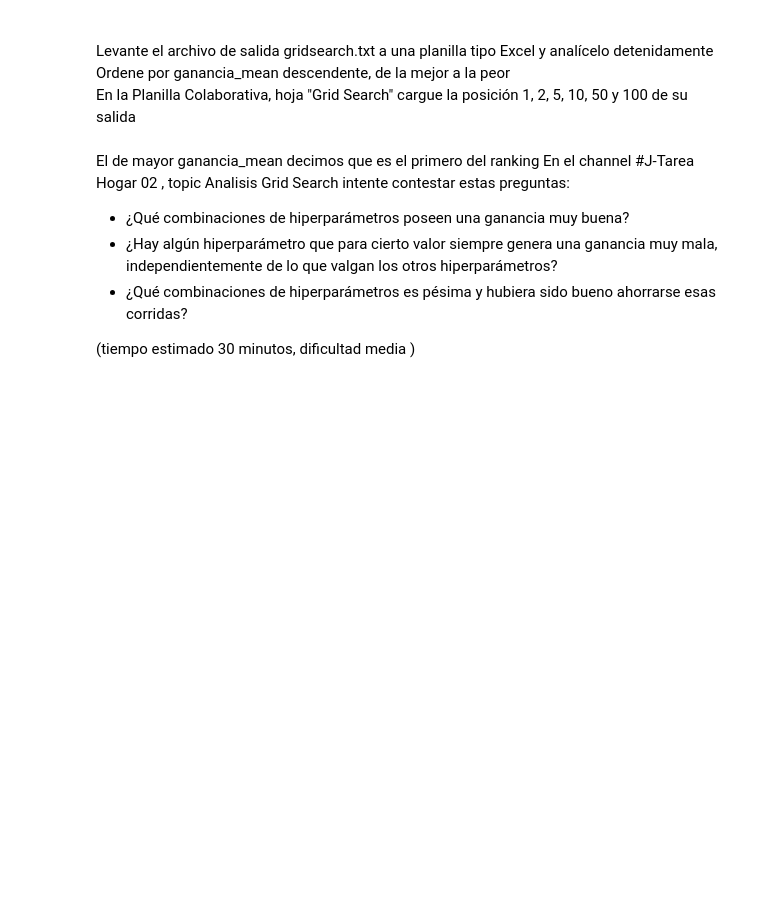
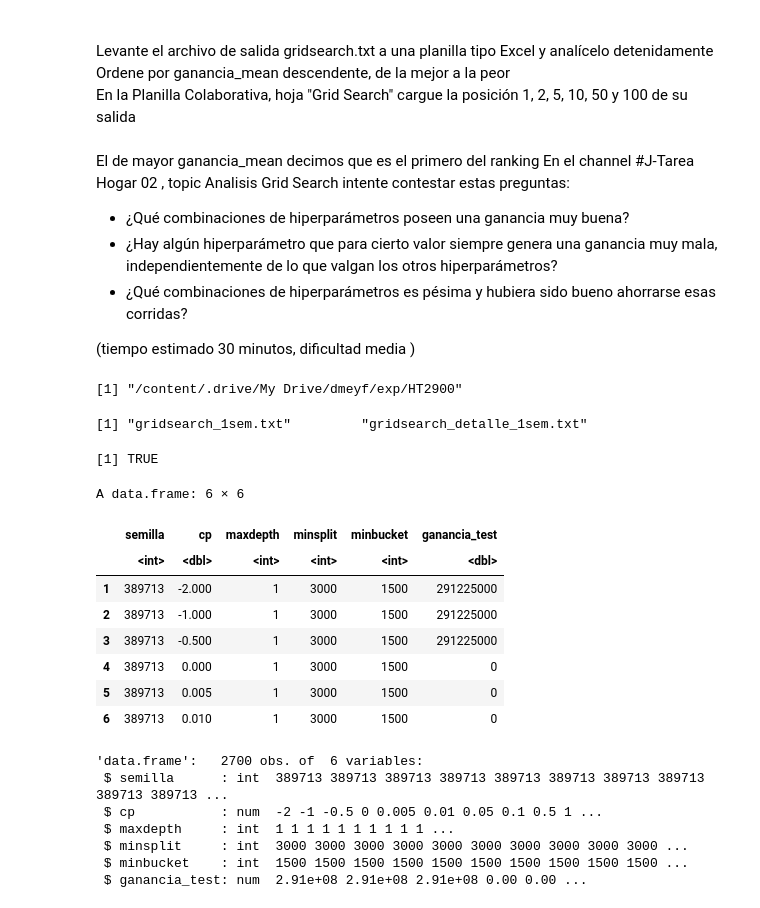
Before and after one commit to ssmito/dmeyf2026, a Jupyter notebook: arboles/z0290_TareaHogar_02.ipynb, the cells around one changed output. Cells and saved outputs as stored; diff of their text form; code cells hidden in the pictures; blank space fills up the shorter version.

```diff
--- a/arboles/z0290_TareaHogar_02.ipynb
+++ b/arboles/z0290_TareaHogar_02.ipynb
@@ -515,3 +515,37 @@ En el channel  #J-Tarea Hogar 02 , topic Analisis Grid Search   intente contesta
 * ¿Qué combinaciones de hiperparámetros es pésima y hubiera sido bueno ahorrarse esas corridas?
 
 (tiempo estimado 30 minutos, dificultad media )
+# %%
+getwd()
+list.files()
+file.exists("gridsearch_detalle_1sem.txt")
+# %% [output]
+[1] "/content/.drive/My Drive/dmeyf/exp/HT2900"
+[1] "gridsearch_1sem.txt"         "gridsearch_detalle_1sem.txt"
+[1] TRUE
+# %%
+gridsearch <- read.delim(
+  "gridsearch_detalle_1sem.txt",
+  header = TRUE,
+  sep = "\t"
+)
+
+head(gridsearch)
+str(gridsearch)
+# %% [output]
+A data.frame: 6 × 6
+|  | semilla | cp | maxdepth | minsplit | minbucket | ganancia_test |
+|  | <int> | <dbl> | <int> | <int> | <int> | <dbl> |
+| 1 | 389713 | -2.000 | 1 | 3000 | 1500 | 291225000 |
+| 2 | 389713 | -1.000 | 1 | 3000 | 1500 | 291225000 |
+| 3 | 389713 | -0.500 | 1 | 3000 | 1500 | 291225000 |
+| 4 | 389713 | 0.000 | 1 | 3000 | 1500 | 0 |
+| 5 | 389713 | 0.005 | 1 | 3000 | 1500 | 0 |
+| 6 | 389713 | 0.010 | 1 | 3000 | 1500 | 0 |
+'data.frame':   2700 obs. of  6 variables:
+ $ semilla      : int  389713 389713 389713 389713 389713 389713 389713 389713 389713 389713 ...
+ $ cp           : num  -2 -1 -0.5 0 0.005 0.01 0.05 0.1 0.5 1 ...
+ $ maxdepth     : int  1 1 1 1 1 1 1 1 1 1 ...
+ $ minsplit     : int  3000 3000 3000 3000 3000 3000 3000 3000 3000 3000 ...
+ $ minbucket    : int  1500 1500 1500 1500 1500 1500 1500 1500 1500 1500 ...
+ $ ganancia_test: num  2.91e+08 2.91e+08 2.91e+08 0.00 0.00 ...
```
Also changed, not shown: parts of 4 cells of this notebook.
